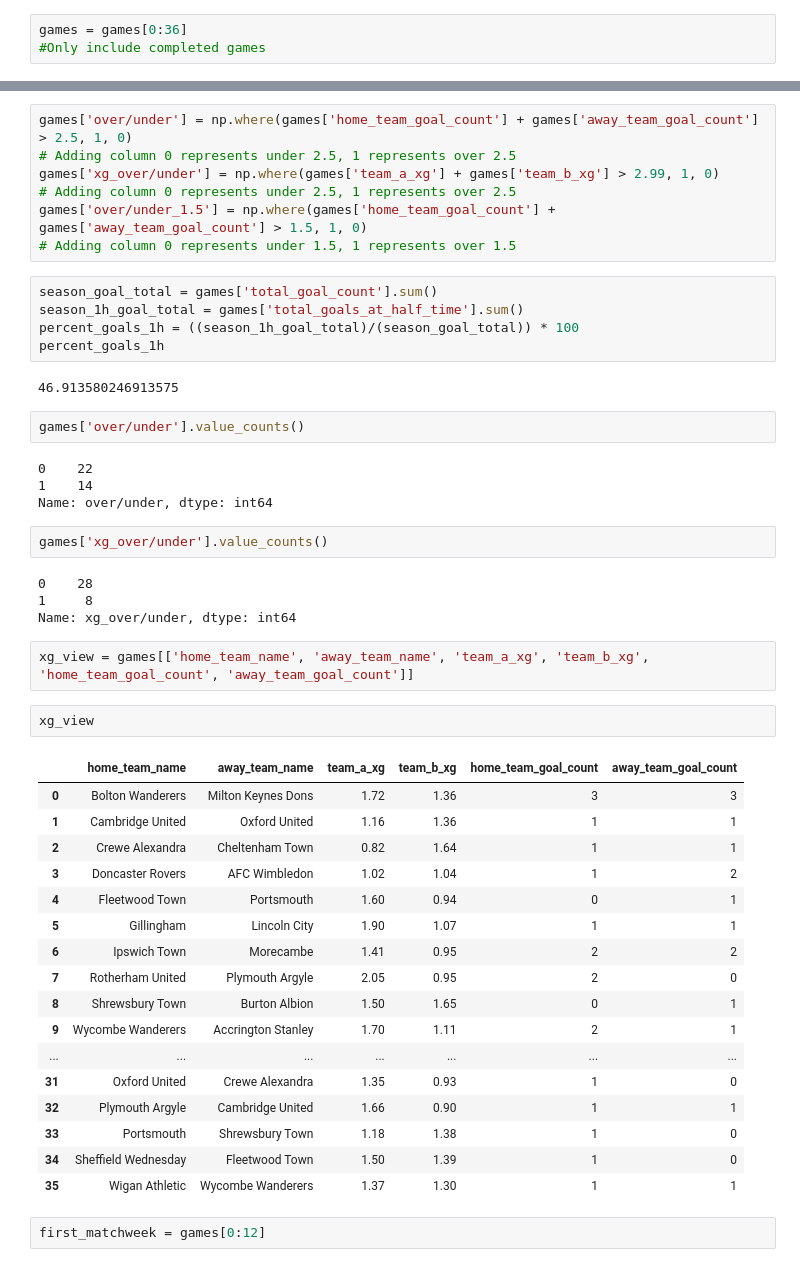
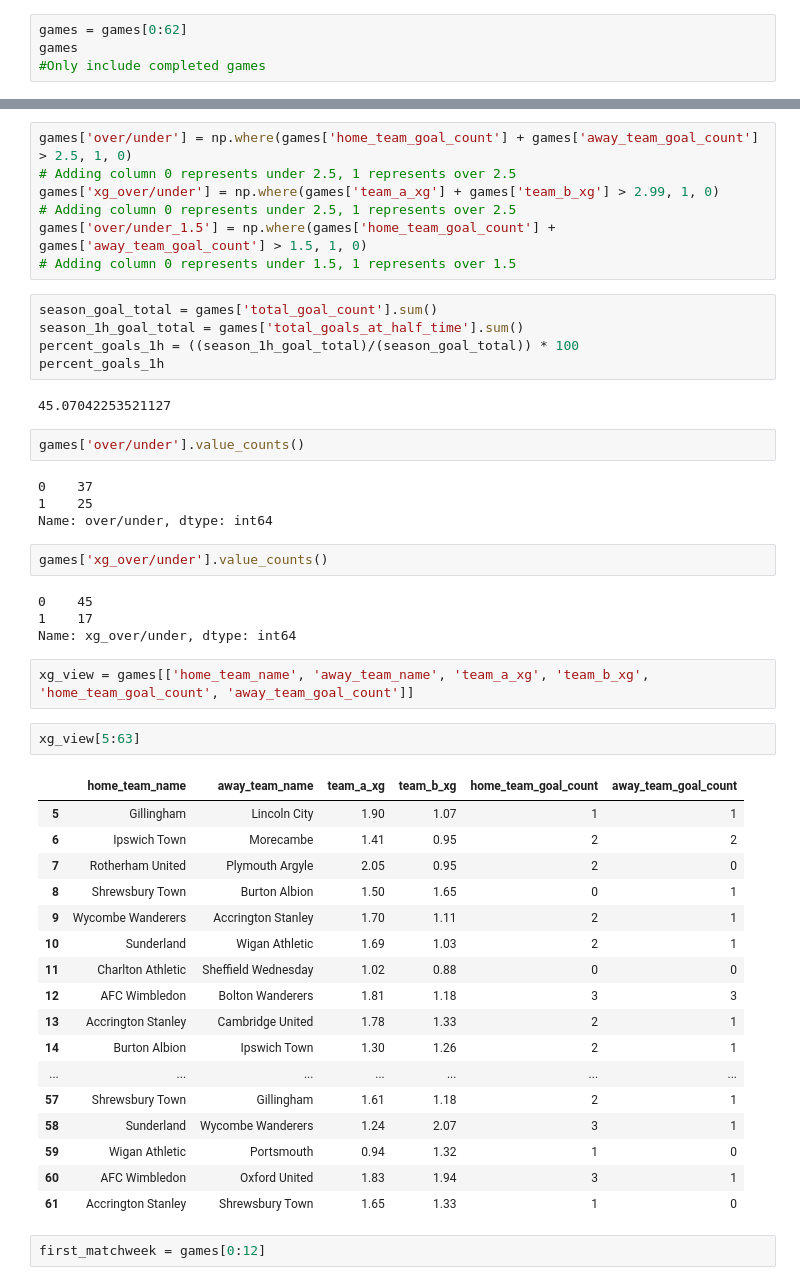
Before and after one commit to dkeyer/english_football_res_and_model, a Jupyter notebook: League_One/League_One_2022_EDA.ipynb, the cells around one changed output, grey strips where cells are left out. Drawn from its saved outputs; the diff is of its cells as text.

```diff
--- a/League_One/League_One_2022_EDA.ipynb
+++ b/League_One/League_One_2022_EDA.ipynb
@@ -17,5 +17,6 @@ from sklearn.decomposition import PCA
 team_stats = pd.read_csv('../footy_data/league_one_teams_2022.csv')
 games = pd.read_csv('../footy_data/league_one_games_2022.csv')
 # %%
-games = games[0:36]
+games = games[0:62]
+games
 #Only include completed games
@@ -34,41 +49,41 @@ season_1h_goal_total = games['total_goals_at_half_time'].sum()
 percent_goals_1h = ((season_1h_goal_total)/(season_goal_total)) * 100
 percent_goals_1h
 # %% [output]
-46.913580246913575
+45.07042253521127
 # %%
 games['over/under'].value_counts()
 # %% [output]
-0    22
-1    14
+0    37
+1    25
 Name: over/under, dtype: int64
 # %%
 games['xg_over/under'].value_counts()
 # %% [output]
-0    28
-1     8
+0    45
+1    17
 Name: xg_over/under, dtype: int64
 # %%
 xg_view = games[['home_team_name', 'away_team_name', 'team_a_xg', 'team_b_xg', 'home_team_goal_count', 'away_team_goal_count']]
 # %%
-xg_view
+xg_view[5:63]
 # %% [output]
 |  | home_team_name | away_team_name | team_a_xg | team_b_xg | home_team_goal_count | away_team_goal_count |
-| 0 | Bolton Wanderers | Milton Keynes Dons | 1.72 | 1.36 | 3 | 3 |
-| 1 | Cambridge United | Oxford United | 1.16 | 1.36 | 1 | 1 |
-| 2 | Crewe Alexandra | Cheltenham Town | 0.82 | 1.64 | 1 | 1 |
-| 3 | Doncaster Rovers | AFC Wimbledon | 1.02 | 1.04 | 1 | 2 |
-| 4 | Fleetwood Town | Portsmouth | 1.60 | 0.94 | 0 | 1 |
 | 5 | Gillingham | Lincoln City | 1.90 | 1.07 | 1 | 1 |
 | 6 | Ipswich Town | Morecambe | 1.41 | 0.95 | 2 | 2 |
 | 7 | Rotherham United | Plymouth Argyle | 2.05 | 0.95 | 2 | 0 |
 | 8 | Shrewsbury Town | Burton Albion | 1.50 | 1.65 | 0 | 1 |
 | 9 | Wycombe Wanderers | Accrington Stanley | 1.70 | 1.11 | 2 | 1 |
+| 10 | Sunderland | Wigan Athletic | 1.69 | 1.03 | 2 | 1 |
+| 11 | Charlton Athletic | Sheffield Wednesday | 1.02 | 0.88 | 0 | 0 |
+| 12 | AFC Wimbledon | Bolton Wanderers | 1.81 | 1.18 | 3 | 3 |
+| 13 | Accrington Stanley | Cambridge United | 1.78 | 1.33 | 2 | 1 |
+| 14 | Burton Albion | Ipswich Town | 1.30 | 1.26 | 2 | 1 |
 | ... | ... | ... | ... | ... | ... | ... |
-| 31 | Oxford United | Crewe Alexandra | 1.35 | 0.93 | 1 | 0 |
-| 32 | Plymouth Argyle | Cambridge United | 1.66 | 0.90 | 1 | 1 |
-| 33 | Portsmouth | Shrewsbury Town | 1.18 | 1.38 | 1 | 0 |
-| 34 | Sheffield Wednesday | Fleetwood Town | 1.50 | 1.39 | 1 | 0 |
-| 35 | Wigan Athletic | Wycombe Wanderers | 1.37 | 1.30 | 1 | 1 |
+| 57 | Shrewsbury Town | Gillingham | 1.61 | 1.18 | 2 | 1 |
+| 58 | Sunderland | Wycombe Wanderers | 1.24 | 2.07 | 3 | 1 |
+| 59 | Wigan Athletic | Portsmouth | 0.94 | 1.32 | 1 | 0 |
+| 60 | AFC Wimbledon | Oxford United | 1.83 | 1.94 | 3 | 1 |
+| 61 | Accrington Stanley | Shrewsbury Town | 1.65 | 1.33 | 1 | 0 |
 # %%
 first_matchweek = games[0:12]
 # %%
```
Also changed, not shown: parts of 7 cells of this notebook.
